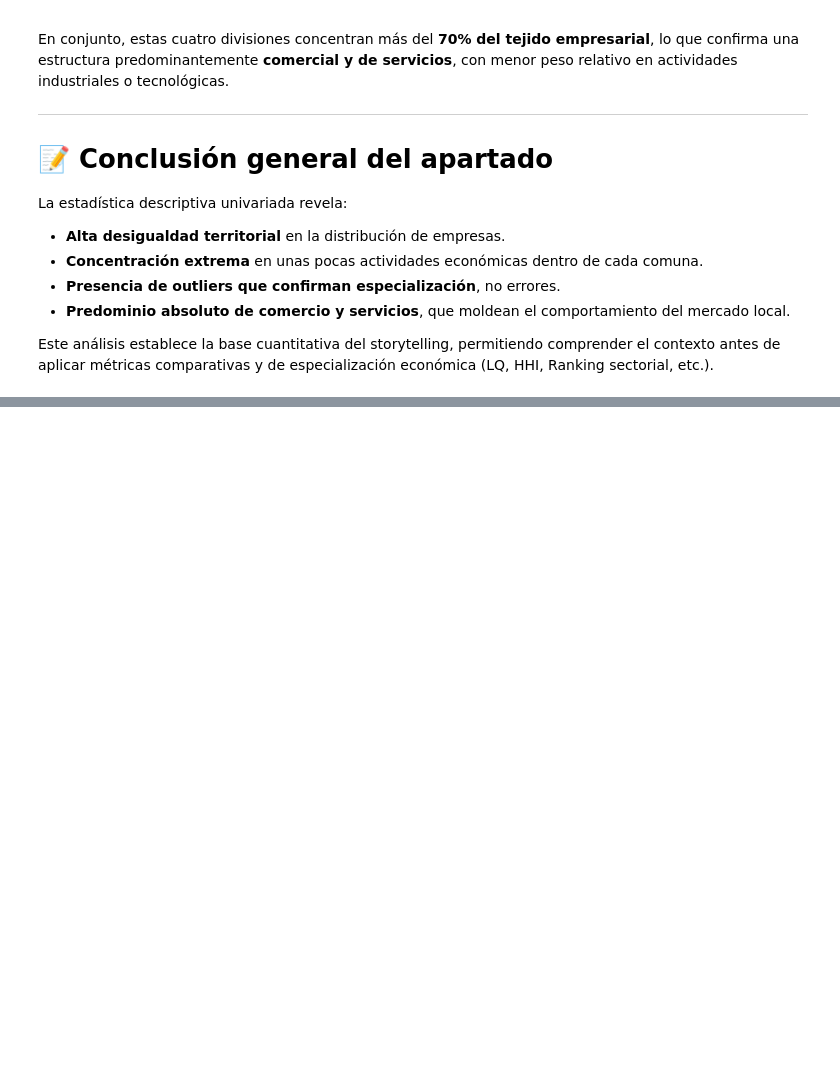
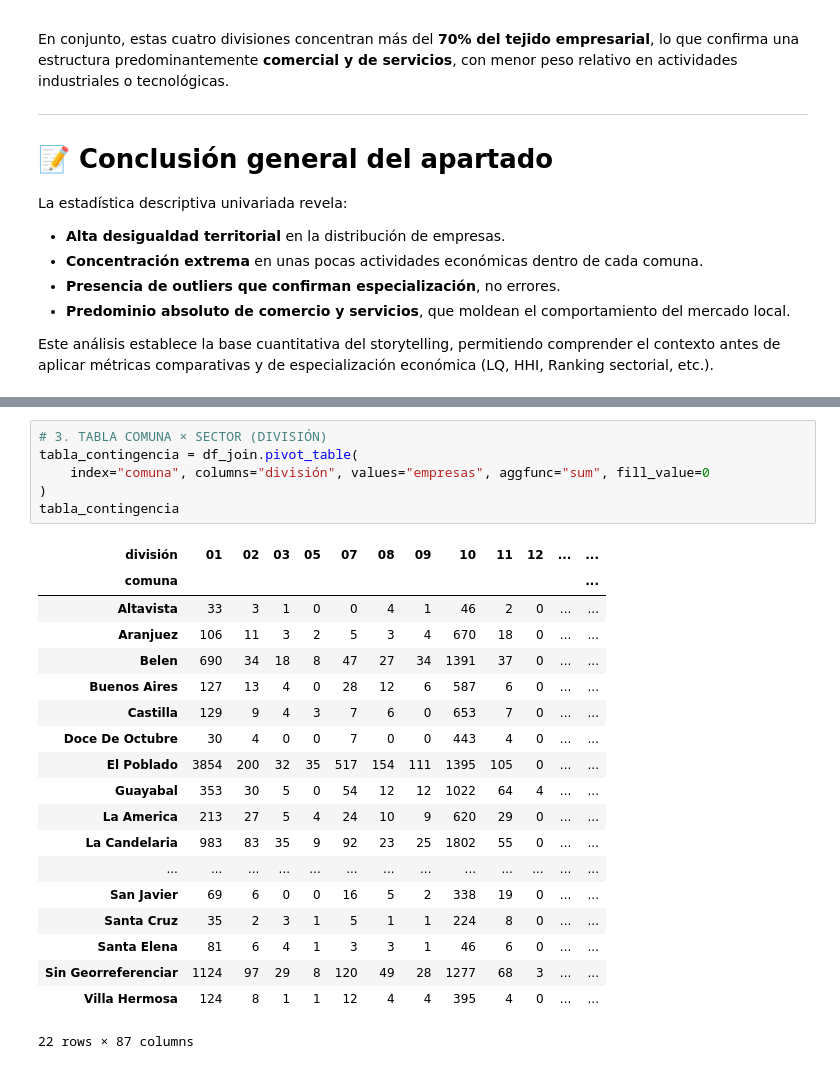
Before and after one commit to smaje99/diploma-in-data-analytics-in-business-management-unir, a Jupyter notebook: medellin-business-landscape/medellin-business-landscape.ipynb, the cells around one changed output, grey strips where cells are left out. Saved outputs shown, nothing was run; the diff lists cells and outputs as text; blank space fills up the shorter version.

```diff
--- a/medellin-business-landscape/medellin-business-landscape.ipynb
+++ b/medellin-business-landscape/medellin-business-landscape.ipynb
@@ -1543,0 +1609,26 @@ Este análisis establece la base cuantitativa del storytelling, permitiendo comp
+# %%
+# 3. TABLA COMUNA × SECTOR (DIVISIÓN)
+tabla_contingencia = df_join.pivot_table(
+    index="comuna", columns="división", values="empresas", aggfunc="sum", fill_value=0
+)
+tabla_contingencia
+# %% [output]
+| división | 01 | 02 | 03 | 05 | 07 | 08 | 09 | 10 | 11 | 12 | ... | ... |
+| comuna |  |  |  |  |  |  |  |  |  |  |  | ... |
+| Altavista | 33 | 3 | 1 | 0 | 0 | 4 | 1 | 46 | 2 | 0 | ... | ... |
+| Aranjuez | 106 | 11 | 3 | 2 | 5 | 3 | 4 | 670 | 18 | 0 | ... | ... |
+| Belen | 690 | 34 | 18 | 8 | 47 | 27 | 34 | 1391 | 37 | 0 | ... | ... |
+| Buenos Aires | 127 | 13 | 4 | 0 | 28 | 12 | 6 | 587 | 6 | 0 | ... | ... |
+| Castilla | 129 | 9 | 4 | 3 | 7 | 6 | 0 | 653 | 7 | 0 | ... | ... |
+| Doce De Octubre | 30 | 4 | 0 | 0 | 7 | 0 | 0 | 443 | 4 | 0 | ... | ... |
+| El Poblado | 3854 | 200 | 32 | 35 | 517 | 154 | 111 | 1395 | 105 | 0 | ... | ... |
+| Guayabal | 353 | 30 | 5 | 0 | 54 | 12 | 12 | 1022 | 64 | 4 | ... | ... |
+| La America | 213 | 27 | 5 | 4 | 24 | 10 | 9 | 620 | 29 | 0 | ... | ... |
+| La Candelaria | 983 | 83 | 35 | 9 | 92 | 23 | 25 | 1802 | 55 | 0 | ... | ... |
+| ... | ... | ... | ... | ... | ... | ... | ... | ... | ... | ... | ... | ... |
+| San Javier | 69 | 6 | 0 | 0 | 16 | 5 | 2 | 338 | 19 | 0 | ... | ... |
+| Santa Cruz | 35 | 2 | 3 | 1 | 5 | 1 | 1 | 224 | 8 | 0 | ... | ... |
+| Santa Elena | 81 | 6 | 4 | 1 | 3 | 3 | 1 | 46 | 6 | 0 | ... | ... |
+| Sin Georreferenciar | 1124 | 97 | 29 | 8 | 120 | 49 | 28 | 1277 | 68 | 3 | ... | ... |
+| Villa Hermosa | 124 | 8 | 1 | 1 | 12 | 4 | 4 | 395 | 4 | 0 | ... | ... |
+22 rows × 87 columns
```
Also changed, not shown: parts of 6 cells of this notebook, 3 other files.
